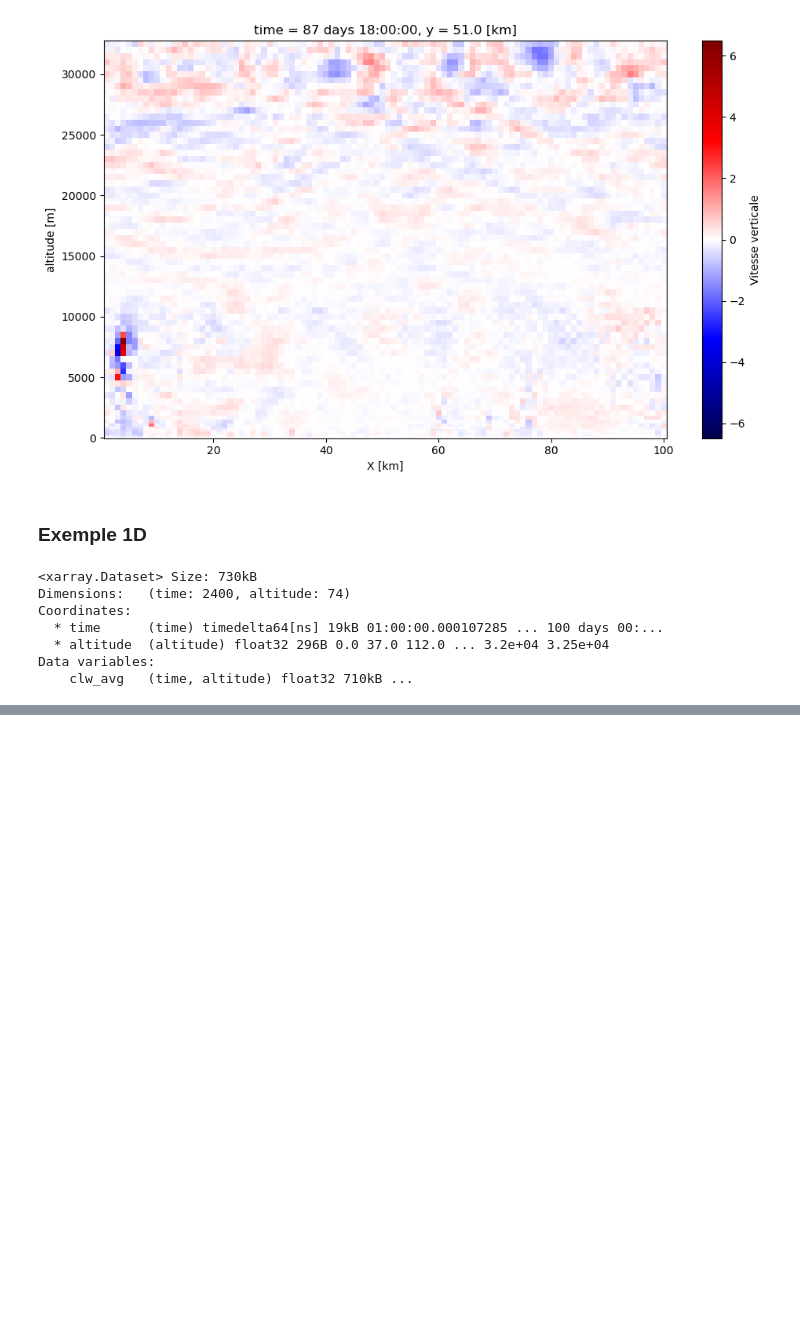
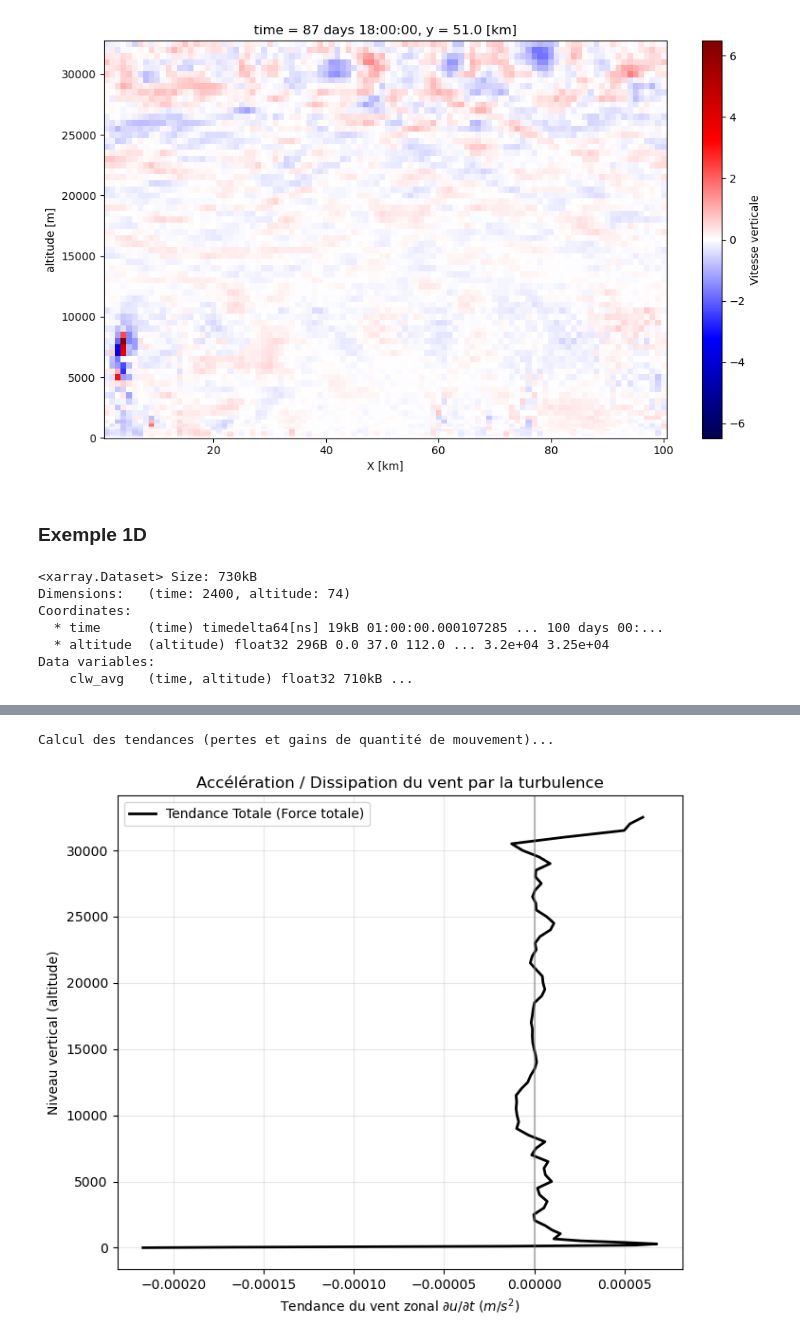
Before and after one commit to Tinott/meteo, a Jupyter notebook: code.ipynb, the cells around one changed output, grey strips where cells are left out. Saved outputs shown, nothing was run; the diff lists cells and outputs as text; code cells hidden in the pictures; blank space fills up the shorter version.

```diff
--- a/code.ipynb
+++ b/code.ipynb
@@ -85,0 +278,34 @@ Data variables:
+# %%
+# =============================================================================
+# 7. CALCUL DE LA DISSIPATION / TENDANCE (DÉPRIVÉE VERTICALE)
+# =============================================================================
+print("Calcul des tendances (pertes et gains de quantité de mouvement)...")
+
+nom_axe_z=u.dims[1]
+tendance_u_total = -flux_u_total_final.differentiate(nom_axe_z)
+
+# =============================================================================
+# 8. TRACÉ DES TENDANCES
+# =============================================================================
+plt.figure(figsize=(7, 6))
+
+plt.plot(
+    tendance_u_total,
+    axe_z,
+    label="Tendance Totale (Force totale)",
+    color="black",
+    linewidth=2,
+)
+
+plt.axvline(0, color="grey", linestyle="-", alpha=0.5)
+plt.title("Accélération / Dissipation du vent par la turbulence")
+plt.xlabel("Tendance du vent zonal $\\partial u / \\partial t$ ($m/s^2$)")
+plt.ylabel(f"Niveau vertical ({nom_axe_z})")
+plt.grid(True, alpha=0.3)
+plt.legend()
+
+plt.tight_layout()
+plt.show()
+# %% [output]
+Calcul des tendances (pertes et gains de quantité de mouvement)...
+[figure, added]
```
Also changed, not shown: parts of 3 cells of this notebook.
